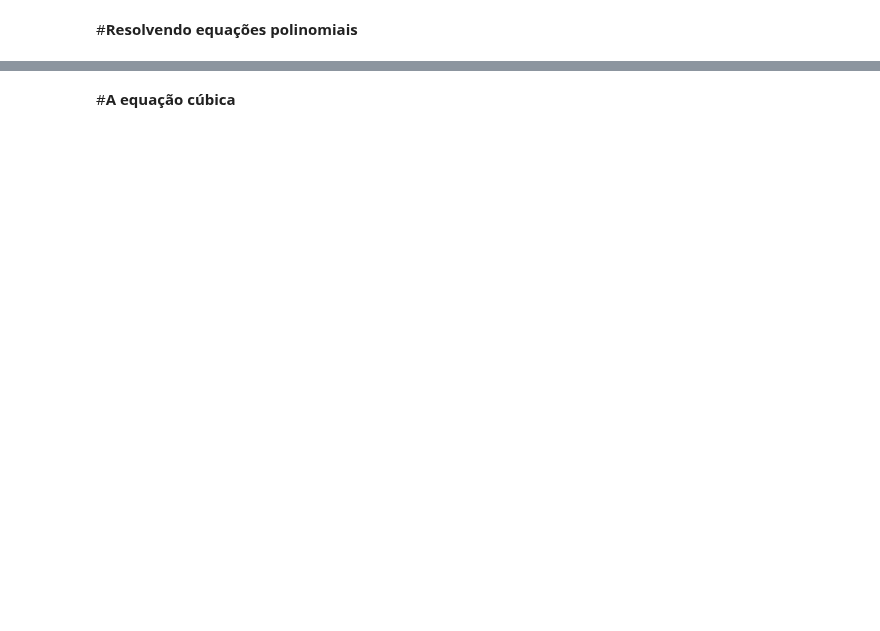
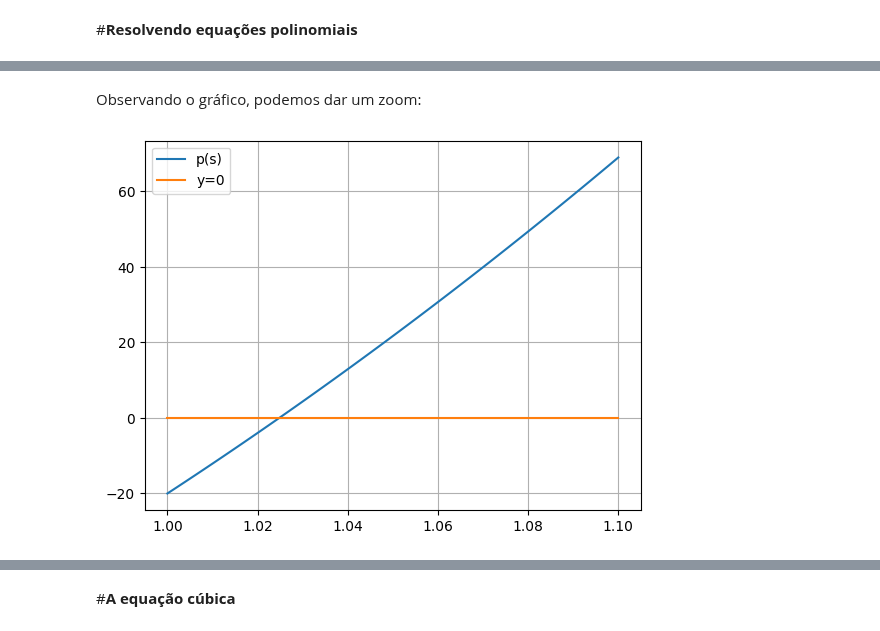
Before and after one commit to j-claudinei-f/j-claudinei-f, a Jupyter notebook: Resolvendo_equações_polinomiais.ipynb, the cells around one changed output, grey strips where cells are left out. Cells and saved outputs as stored; diff of their text form; code cells hidden in the pictures; blank space fills up the shorter version.

```diff
--- a/Resolvendo_equações_polinomiais.ipynb
+++ b/Resolvendo_equações_polinomiais.ipynb
@@ -8,0 +72,12 @@ Universidade Federal de Alfenas
+# %% [markdown]
+Observando o gráfico, podemos dar um zoom:
+# %%
+s=np.linspace(1,1.1,50)         # Vetor (lista) de números igualmante espaçados,
+                                # entre 1 e 1.1, com 50 números.
+plt.plot(s,p(s),label='p(s)')   # Comando para plotar gráfico.
+plt.plot(s,0*s,label='y=0')
+plt.legend()
+plt.grid()
+plt.show()
+# %% [output]
+[figure, added]
```
Also changed, not shown: parts of 64 cells of this notebook.
